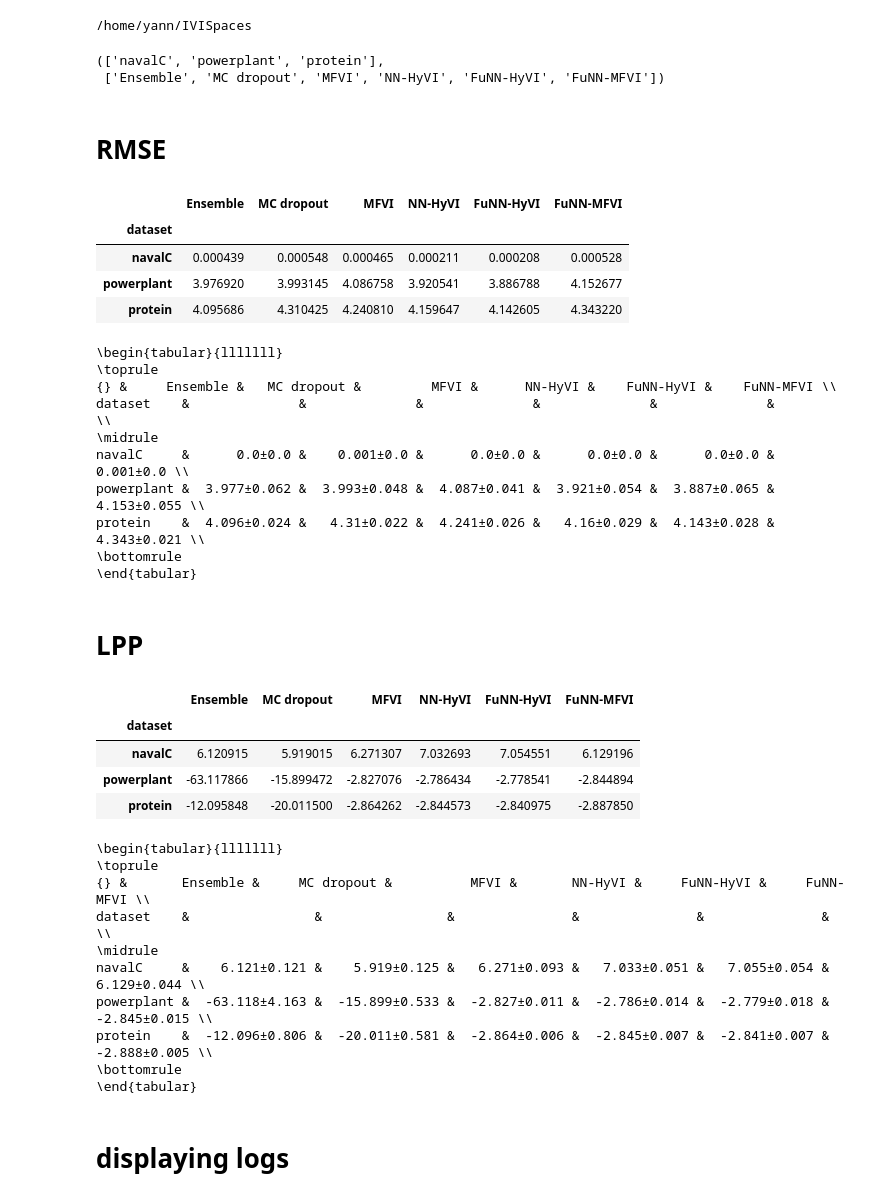
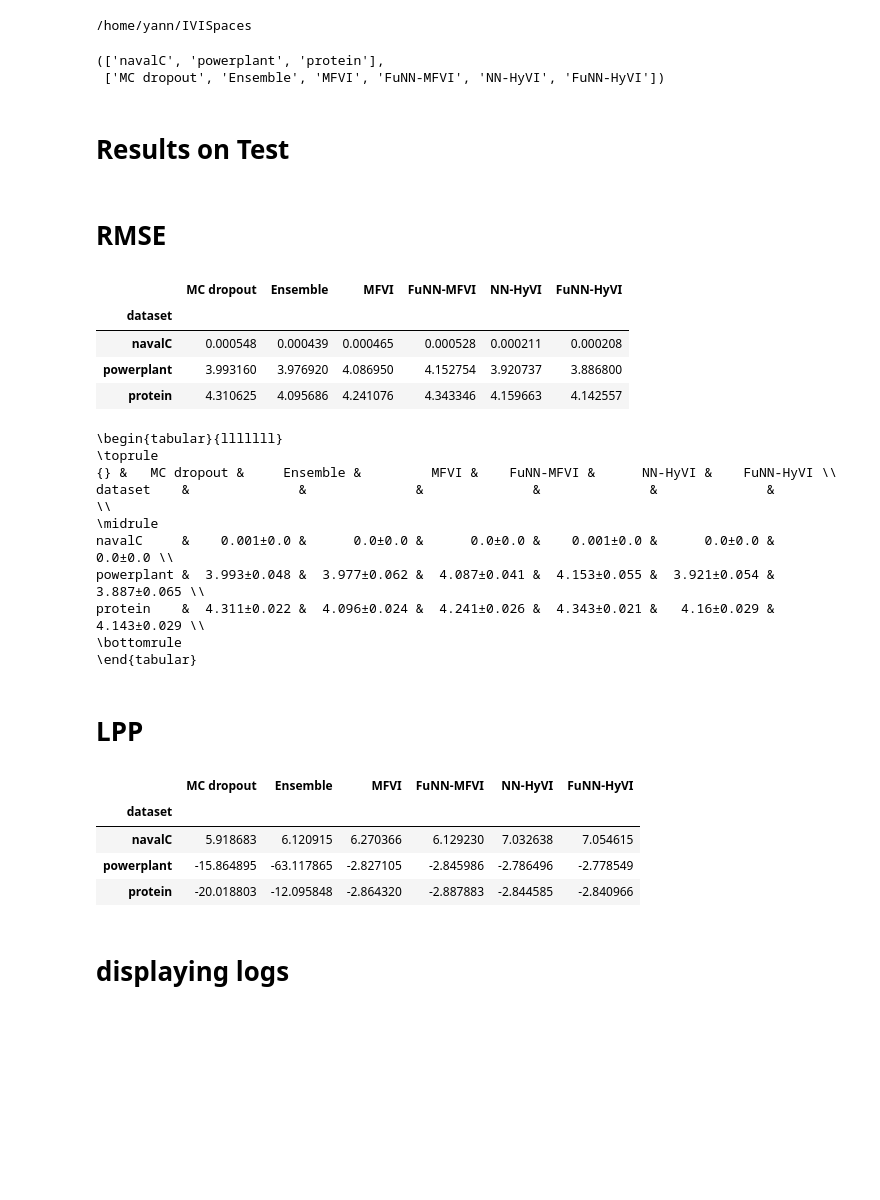
Before and after one commit to yannpequignot/IVISpaces, a Jupyter notebook: Notebooks/ICML_results-large.ipynb, the cells around one changed output. Drawn from its saved outputs; the diff is of its cells as text; code cells hidden in the pictures; blank space fills up the shorter version.

```diff
--- a/Notebooks/ICML_results-large.ipynb
+++ b/Notebooks/ICML_results-large.ipynb
@@ -53,14 +35,16 @@ datasets = ['navalC', 'powerplant', 'protein']
 # for key in MODELS.keys():
 #     datasets.append(key)
 
-methods=['Ensemble', 'MC dropout', 'MFVI', 'NN-HyVI', 'FuNN-HyVI', 'FuNN-MFVI']
+methods=['MC dropout', 'Ensemble', 'MFVI', 'FuNN-MFVI', 'NN-HyVI', 'FuNN-HyVI']
 # for key in MODELS[datasets[0]][0][1].keys():
 #     methods.append(key)
 
 datasets, methods
 # %% [output]
 (['navalC', 'powerplant', 'protein'],
- ['Ensemble', 'MC dropout', 'MFVI', 'NN-HyVI', 'FuNN-HyVI', 'FuNN-MFVI'])
+ ['MC dropout', 'Ensemble', 'MFVI', 'FuNN-MFVI', 'NN-HyVI', 'FuNN-HyVI'])
+# %% [markdown]
+# Results on Test
 # %%
 from Metrics import rmse, lpp, lpp_gaussian
 def get_metrics(y_pred, sigma_noise, y_test, std_y_train, time, gaussian_prediction=False):
@@ -146,26 +130,25 @@ torch.save(results,path+'_results.pt')
 # RMSE
 # %%
 import pandas as pd
-
+results=torch.load(path+'_results.pt')
 df=pd.DataFrame(results).loc[:,['dataset','method','RMSE']].groupby(['dataset','method']).mean()#.transpose()
 df_sem=pd.DataFrame(results).loc[:,['dataset','method','RMSE']].groupby(['dataset','method']).sem()
 
 def collapse_columns(df):
     df = df.copy()
     if isinstance(df.columns, pd.MultiIndex):
         df.columns = df.columns.to_series().apply(lambda x: x[1])
     return df
 
 df_=collapse_columns(df.unstack()).reindex(columns=methods)
 df_sem_=collapse_columns(df_sem.unstack()).reindex(columns=methods)
 df_.style.background_gradient(axis=1,cmap='viridis_r')
-#df_.style.highlight_min(axis=1)
 # %% [output]
-|  | Ensemble | MC dropout | MFVI | NN-HyVI | FuNN-HyVI | FuNN-MFVI |
+|  | MC dropout | Ensemble | MFVI | FuNN-MFVI | NN-HyVI | FuNN-HyVI |
 | dataset |  |  |  |  |  |  |
-| navalC | 0.000439 | 0.000548 | 0.000465 | 0.000211 | 0.000208 | 0.000528 |
-| powerplant | 3.976920 | 3.993145 | 4.086758 | 3.920541 | 3.886788 | 4.152677 |
-| protein | 4.095686 | 4.310425 | 4.240810 | 4.159647 | 4.142605 | 4.343220 |
+| navalC | 0.000548 | 0.000439 | 0.000465 | 0.000528 | 0.000211 | 0.000208 |
+| powerplant | 3.993160 | 3.976920 | 4.086950 | 4.152754 | 3.920737 | 3.886800 |
+| protein | 4.310625 | 4.095686 | 4.241076 | 4.343346 | 4.159663 | 4.142557 |
 # %%
 for i in df_.columns:
     df_[i] = df_[i].round(3).astype(str)+ "±" + (df_sem_[i].round(3)).astype(str)+""
@@ -174,12 +157,12 @@ print(df_.to_latex())
 # %% [output]
 \begin{tabular}{lllllll}
 \toprule
-{} &     Ensemble &   MC dropout &         MFVI &      NN-HyVI &    FuNN-HyVI &    FuNN-MFVI \\
+{} &   MC dropout &     Ensemble &         MFVI &    FuNN-MFVI &      NN-HyVI &    FuNN-HyVI \\
 dataset    &              &              &              &              &              &              \\
 \midrule
-navalC     &      0.0±0.0 &    0.001±0.0 &      0.0±0.0 &      0.0±0.0 &      0.0±0.0 &    0.001±0.0 \\
-powerplant &  3.977±0.062 &  3.993±0.048 &  4.087±0.041 &  3.921±0.054 &  3.887±0.065 &  4.153±0.055 \\
-protein    &  4.096±0.024 &   4.31±0.022 &  4.241±0.026 &   4.16±0.029 &  4.143±0.028 &  4.343±0.021 \\
+navalC     &    0.001±0.0 &      0.0±0.0 &      0.0±0.0 &    0.001±0.0 &      0.0±0.0 &      0.0±0.0 \\
+powerplant &  3.993±0.048 &  3.977±0.062 &  4.087±0.041 &  4.153±0.055 &  3.921±0.054 &  3.887±0.065 \\
+protein    &  4.311±0.022 &  4.096±0.024 &  4.241±0.026 &  4.343±0.021 &   4.16±0.029 &  4.143±0.029 \\
 \bottomrule
 \end{tabular}
 # %% [markdown]
@@ -201,11 +184,11 @@ df_sem_=collapse_columns(df_sem.unstack()).reindex(columns=methods)
 df_.style.background_gradient(axis=1,cmap='viridis')
 #df_.style.highlight_max(axis=1)
 # %% [output]
-|  | Ensemble | MC dropout | MFVI | NN-HyVI | FuNN-HyVI | FuNN-MFVI |
+|  | MC dropout | Ensemble | MFVI | FuNN-MFVI | NN-HyVI | FuNN-HyVI |
 | dataset |  |  |  |  |  |  |
-| navalC | 6.120915 | 5.919015 | 6.271307 | 7.032693 | 7.054551 | 6.129196 |
-| powerplant | -63.117866 | -15.899472 | -2.827076 | -2.786434 | -2.778541 | -2.844894 |
-| protein | -12.095848 | -20.011500 | -2.864262 | -2.844573 | -2.840975 | -2.887850 |
+| navalC | 5.918683 | 6.120915 | 6.270366 | 6.129230 | 7.032638 | 7.054615 |
+| powerplant | -15.864895 | -63.117865 | -2.827105 | -2.845986 | -2.786496 | -2.778549 |
+| protein | -20.018803 | -12.095848 | -2.864320 | -2.887883 | -2.844585 | -2.840966 |
 # %%
 for i in df_.columns:
     df_[i] = df_[i].round(3).astype(str)+ "±" + (df_sem_[i].round(3)).astype(str)+""
@@ -212,16 +197,3 @@ for i in df_.columns:
-# %%
-print(df_.to_latex())
-# %% [output]
-\begin{tabular}{lllllll}
-\toprule
-{} &       Ensemble &     MC dropout &          MFVI &       NN-HyVI &     FuNN-HyVI &     FuNN-MFVI \\
-dataset    &                &                &               &               &               &               \\
-\midrule
-navalC     &    6.121±0.121 &    5.919±0.125 &   6.271±0.093 &   7.033±0.051 &   7.055±0.054 &   6.129±0.044 \\
-powerplant &  -63.118±4.163 &  -15.899±0.533 &  -2.827±0.011 &  -2.786±0.014 &  -2.779±0.018 &  -2.845±0.015 \\
-protein    &  -12.096±0.806 &  -20.011±0.581 &  -2.864±0.006 &  -2.845±0.007 &  -2.841±0.007 &  -2.888±0.005 \\
-\bottomrule
-\end{tabular}
 # %% [markdown]
 # displaying logs
 # %%
```
Also changed, not shown: parts of 40 cells of this notebook, 9 other files.
